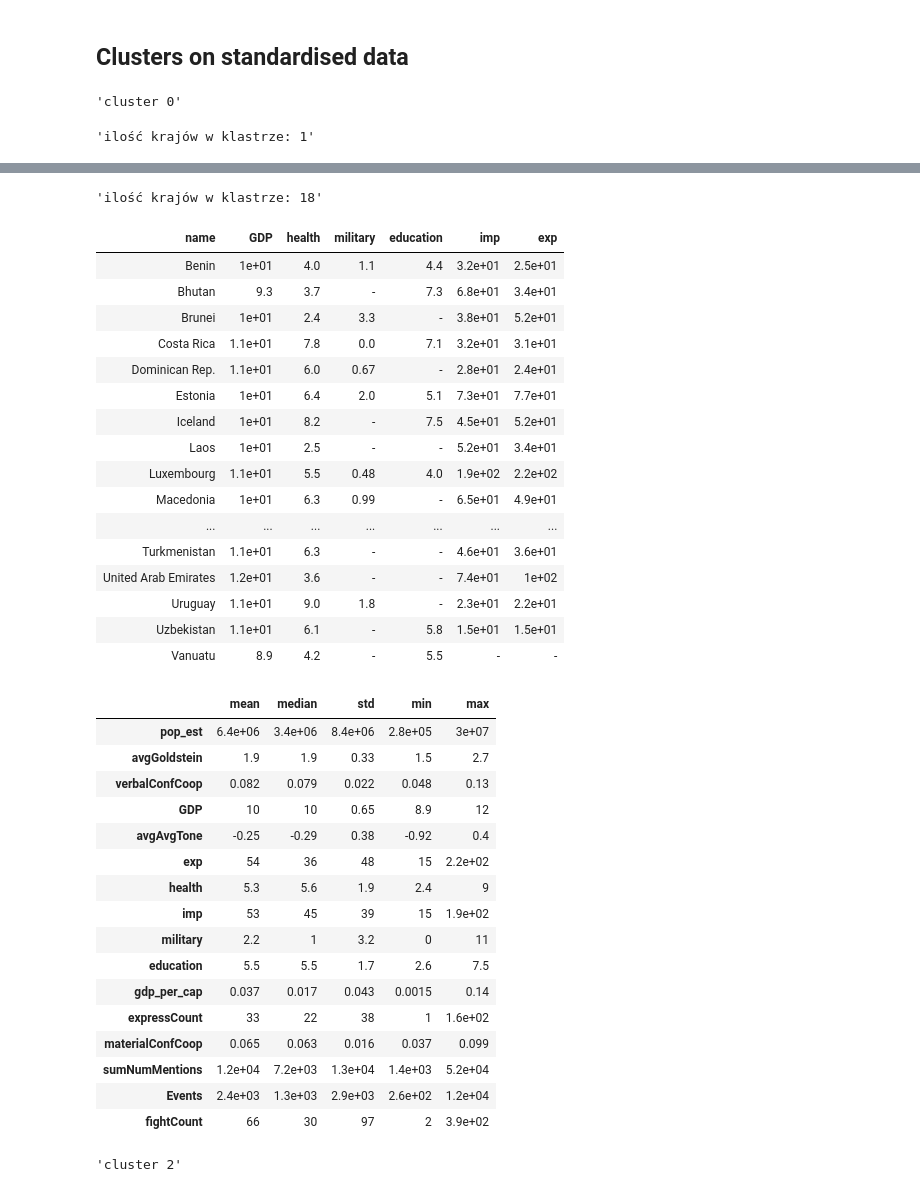
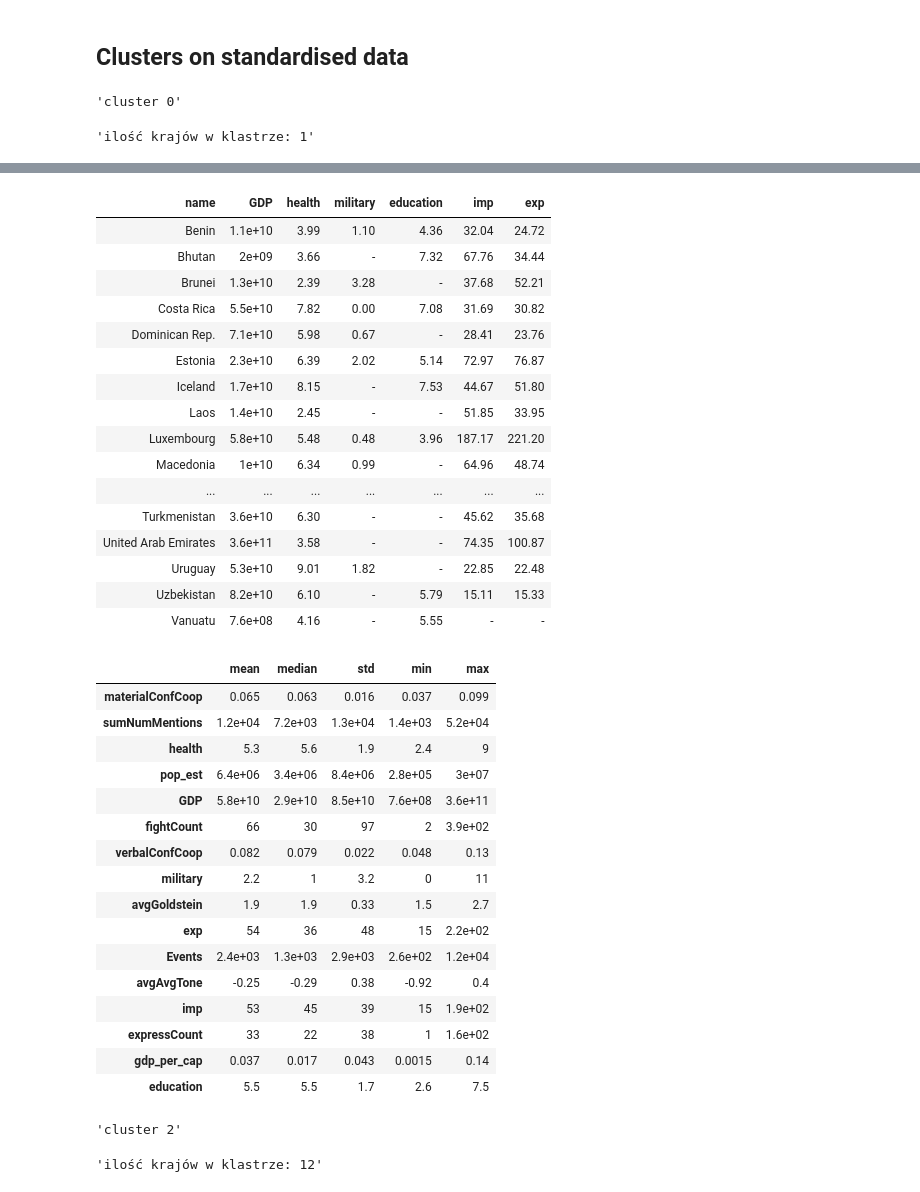
Before and after one commit to mijapa/GDELT, a Jupyter notebook: Clusters_tables_std.ipynb, the cells around one changed output, grey strips where cells are left out. Drawn from its saved outputs; the diff is of its cells as text; code cells hidden in the pictures.

Commit message:
Change latex tables to png with colors

```diff
--- a/Clusters_tables_std.ipynb
+++ b/Clusters_tables_std.ipynb
@@ -26,6 +26,7 @@ def df_to_png(df, filename, path):
             'format': 'png',
             'quality' : '100',
             'width' : '1000',
+            'quiet' : ''
                        })
 
 def change_font_size(data, size=15):
@@ -35,10 +36,13 @@ def change_font_size(data, size=15):
 def color(data, reference):
     if data.dtype == float:
         reference_log=np.log10(reference[data.name])
-        q1 = reference_log.quantile(.20)
-        q2 = reference_log.quantile(.40)
-        q3 = reference_log.quantile(.60)
-        q4 = reference_log.quantile(.80)
+        mini = 0 if reference_log.min() < 0 else reference_log.min()
+        maxi = reference_log.max()
+        interval = (maxi-mini)/5
+        q1 = mini+interval
+        q2 = mini+2*interval
+        q3 = mini+3*interval
+        q4 = mini+4*interval
         v = []
         for n in data:
             x = np.log10(n)
@@ -61,14 +65,11 @@ def color(data, reference):
         return pd.Series(np.where(data.index, '',''), data.index)
 
 merged_std['gdp_per_cap'] = merged_std.gdp_md_est / merged_std.pop_est
-merged_std[['GDP']] = np.log10(merged_std[['GDP']])
-
 
 pd.options.display.float_format = '{:0.2g}'.format
-
+np.seterr(divide = 'ignore', invalid='ignore')
 
 for c in range(10):
-    # print('cluster {}'.format(c), flush=True)
     display('cluster {}'.format(c))
     cluster = merged_std[merged_std.cluster==c]
     ilosc = cluster['iso_a3'].count()
@@ -83,8 +84,7 @@ for c in range(10):
         .style\
         .hide_index()\
         .apply(color, reference=merged_std.copy())\
-        .applymap(change_font_size)\
-        .format("{:.2}", na_rep="-").format({'name':"{:}"})
+        .format("{:.2f}", na_rep="-").format({'name':"{:}", 'GDP':'{:.2g}'})
 
     df_to_png(cluster_tab, "cluster{}stdkmeans".format(c), 'text/tables/CLUST')
     display(cluster_tab)
@@ -169,36 +153,36 @@ Done
-'ilość krajów w klastrze: 18'
 | name | GDP | health | military | education | imp | exp |
-| Benin | 1e+01 | 4.0 | 1.1 | 4.4 | 3.2e+01 | 2.5e+01 |
-| Bhutan | 9.3 | 3.7 | - | 7.3 | 6.8e+01 | 3.4e+01 |
-| Brunei | 1e+01 | 2.4 | 3.3 | - | 3.8e+01 | 5.2e+01 |
-| Costa Rica | 1.1e+01 | 7.8 | 0.0 | 7.1 | 3.2e+01 | 3.1e+01 |
-| Dominican Rep. | 1.1e+01 | 6.0 | 0.67 | - | 2.8e+01 | 2.4e+01 |
-| Estonia | 1e+01 | 6.4 | 2.0 | 5.1 | 7.3e+01 | 7.7e+01 |
-| Iceland | 1e+01 | 8.2 | - | 7.5 | 4.5e+01 | 5.2e+01 |
-| Laos | 1e+01 | 2.5 | - | - | 5.2e+01 | 3.4e+01 |
-| Luxembourg | 1.1e+01 | 5.5 | 0.48 | 4.0 | 1.9e+02 | 2.2e+02 |
-| Macedonia | 1e+01 | 6.3 | 0.99 | - | 6.5e+01 | 4.9e+01 |
+| Benin | 1.1e+10 | 3.99 | 1.10 | 4.36 | 32.04 | 24.72 |
+| Bhutan | 2e+09 | 3.66 | - | 7.32 | 67.76 | 34.44 |
+| Brunei | 1.3e+10 | 2.39 | 3.28 | - | 37.68 | 52.21 |
+| Costa Rica | 5.5e+10 | 7.82 | 0.00 | 7.08 | 31.69 | 30.82 |
+| Dominican Rep. | 7.1e+10 | 5.98 | 0.67 | - | 28.41 | 23.76 |
+| Estonia | 2.3e+10 | 6.39 | 2.02 | 5.14 | 72.97 | 76.87 |
+| Iceland | 1.7e+10 | 8.15 | - | 7.53 | 44.67 | 51.80 |
+| Laos | 1.4e+10 | 2.45 | - | - | 51.85 | 33.95 |
+| Luxembourg | 5.8e+10 | 5.48 | 0.48 | 3.96 | 187.17 | 221.20 |
+| Macedonia | 1e+10 | 6.34 | 0.99 | - | 64.96 | 48.74 |
 | ... | ... | ... | ... | ... | ... | ... |
-| Turkmenistan | 1.1e+01 | 6.3 | - | - | 4.6e+01 | 3.6e+01 |
-| United Arab Emirates | 1.2e+01 | 3.6 | - | - | 7.4e+01 | 1e+02 |
-| Uruguay | 1.1e+01 | 9.0 | 1.8 | - | 2.3e+01 | 2.2e+01 |
-| Uzbekistan | 1.1e+01 | 6.1 | - | 5.8 | 1.5e+01 | 1.5e+01 |
-| Vanuatu | 8.9 | 4.2 | - | 5.5 | - | - |
+| Turkmenistan | 3.6e+10 | 6.30 | - | - | 45.62 | 35.68 |
+| United Arab Emirates | 3.6e+11 | 3.58 | - | - | 74.35 | 100.87 |
+| Uruguay | 5.3e+10 | 9.01 | 1.82 | - | 22.85 | 22.48 |
+| Uzbekistan | 8.2e+10 | 6.10 | - | 5.79 | 15.11 | 15.33 |
+| Vanuatu | 7.6e+08 | 4.16 | - | 5.55 | - | - |
 |  | mean | median | std | min | max |
-| pop_est | 6.4e+06 | 3.4e+06 | 8.4e+06 | 2.8e+05 | 3e+07 |
-| avgGoldstein | 1.9 | 1.9 | 0.33 | 1.5 | 2.7 |
-| verbalConfCoop | 0.082 | 0.079 | 0.022 | 0.048 | 0.13 |
-| GDP | 10 | 10 | 0.65 | 8.9 | 12 |
-| avgAvgTone | -0.25 | -0.29 | 0.38 | -0.92 | 0.4 |
-| exp | 54 | 36 | 48 | 15 | 2.2e+02 |
-| health | 5.3 | 5.6 | 1.9 | 2.4 | 9 |
-| imp | 53 | 45 | 39 | 15 | 1.9e+02 |
-| military | 2.2 | 1 | 3.2 | 0 | 11 |
-| education | 5.5 | 5.5 | 1.7 | 2.6 | 7.5 |
-| gdp_per_cap | 0.037 | 0.017 | 0.043 | 0.0015 | 0.14 |
-| expressCount | 33 | 22 | 38 | 1 | 1.6e+02 |
 | materialConfCoop | 0.065 | 0.063 | 0.016 | 0.037 | 0.099 |
 | sumNumMentions | 1.2e+04 | 7.2e+03 | 1.3e+04 | 1.4e+03 | 5.2e+04 |
+| health | 5.3 | 5.6 | 1.9 | 2.4 | 9 |
+| pop_est | 6.4e+06 | 3.4e+06 | 8.4e+06 | 2.8e+05 | 3e+07 |
+| GDP | 5.8e+10 | 2.9e+10 | 8.5e+10 | 7.6e+08 | 3.6e+11 |
+| fightCount | 66 | 30 | 97 | 2 | 3.9e+02 |
+| verbalConfCoop | 0.082 | 0.079 | 0.022 | 0.048 | 0.13 |
+| military | 2.2 | 1 | 3.2 | 0 | 11 |
+| avgGoldstein | 1.9 | 1.9 | 0.33 | 1.5 | 2.7 |
+| exp | 54 | 36 | 48 | 15 | 2.2e+02 |
 | Events | 2.4e+03 | 1.3e+03 | 2.9e+03 | 2.6e+02 | 1.2e+04 |
-| fightCount | 66 | 30 | 97 | 2 | 3.9e+02 |
+| avgAvgTone | -0.25 | -0.29 | 0.38 | -0.92 | 0.4 |
+| imp | 53 | 45 | 39 | 15 | 1.9e+02 |
+| expressCount | 33 | 22 | 38 | 1 | 1.6e+02 |
+| gdp_per_cap | 0.037 | 0.017 | 0.043 | 0.0015 | 0.14 |
+| education | 5.5 | 5.5 | 1.7 | 2.6 | 7.5 |
+'cluster 2'
-'cluster 2'
+'ilość krajów w klastrze: 12'
```
Also changed, not shown: parts of 1 cell of this notebook, 21 other files.
